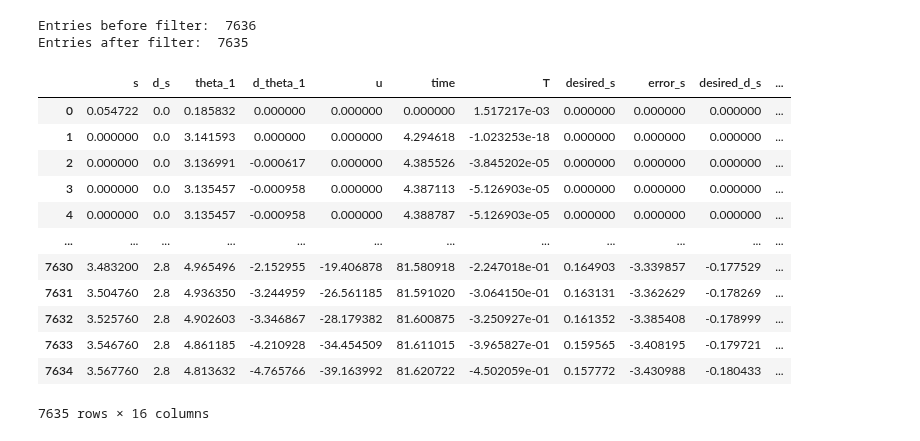
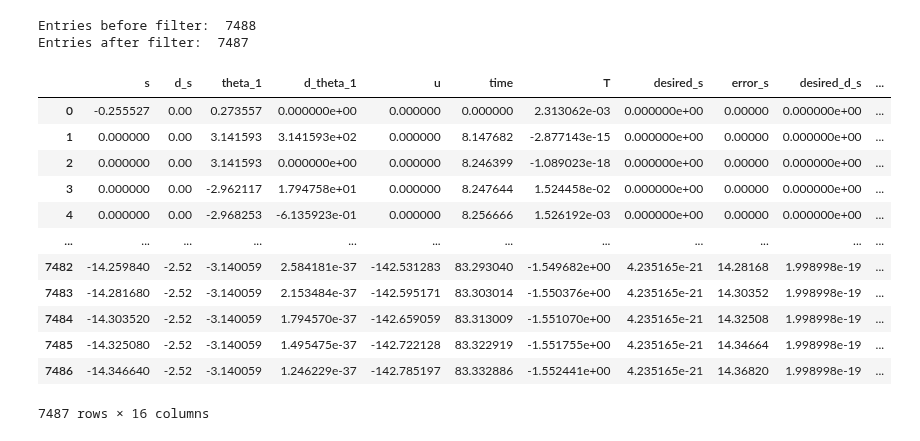
Before and after one commit to sackariaslunman/inverted-pendulum, a Jupyter notebook: src/python/test_linear_regression.ipynb, the cells around one changed output. Cells and saved outputs as stored; diff of their text form; code cells hidden in the pictures.

```diff
--- a/src/python/test_linear_regression.ipynb
+++ b/src/python/test_linear_regression.ipynb
@@ -23,25 +23,25 @@ motor = StepperMotor(r, (-2.7, 2.7), 0.3, (-1.5, 1.5), 0.2)
 poles = [Pole(m1, l1, u_p1)]
 system = CartPoleStepperMotorSystem(cart, motor, poles, g)
 # %%
-df = pd.read_csv('data/up_t_0.csv')
+df = pd.read_csv('data/r_following.csv')
 print("Entries before filter: ", len(df))
 df = df.dropna()
 print("Entries after filter: ", len(df))
 df
 # %% [output]
-Entries before filter:  7636
-Entries after filter:  7635
+Entries before filter:  7488
+Entries after filter:  7487
 |  | s | d_s | theta_1 | d_theta_1 | u | time | T | desired_s | error_s | desired_d_s | ... |
-| 0 | 0.054722 | 0.0 | 0.185832 | 0.000000 | 0.000000 | 0.000000 | 1.517217e-03 | 0.000000 | 0.000000 | 0.000000 | ... |
-| 1 | 0.000000 | 0.0 | 3.141593 | 0.000000 | 0.000000 | 4.294618 | -1.023253e-18 | 0.000000 | 0.000000 | 0.000000 | ... |
-| 2 | 0.000000 | 0.0 | 3.136991 | -0.000617 | 0.000000 | 4.385526 | -3.845202e-05 | 0.000000 | 0.000000 | 0.000000 | ... |
-| 3 | 0.000000 | 0.0 | 3.135457 | -0.000958 | 0.000000 | 4.387113 | -5.126903e-05 | 0.000000 | 0.000000 | 0.000000 | ... |
-| 4 | 0.000000 | 0.0 | 3.135457 | -0.000958 | 0.000000 | 4.388787 | -5.126903e-05 | 0.000000 | 0.000000 | 0.000000 | ... |
+| 0 | -0.255527 | 0.00 | 0.273557 | 0.000000e+00 | 0.000000 | 0.000000 | 2.313062e-03 | 0.000000e+00 | 0.00000 | 0.000000e+00 | ... |
+| 1 | 0.000000 | 0.00 | 3.141593 | 3.141593e+02 | 0.000000 | 8.147682 | -2.877143e-15 | 0.000000e+00 | 0.00000 | 0.000000e+00 | ... |
+| 2 | 0.000000 | 0.00 | 3.141593 | 0.000000e+00 | 0.000000 | 8.246399 | -1.089023e-18 | 0.000000e+00 | 0.00000 | 0.000000e+00 | ... |
+| 3 | 0.000000 | 0.00 | -2.962117 | 1.794758e+01 | 0.000000 | 8.247644 | 1.524458e-02 | 0.000000e+00 | 0.00000 | 0.000000e+00 | ... |
+| 4 | 0.000000 | 0.00 | -2.968253 | -6.135923e-01 | 0.000000 | 8.256666 | 1.526192e-03 | 0.000000e+00 | 0.00000 | 0.000000e+00 | ... |
 | ... | ... | ... | ... | ... | ... | ... | ... | ... | ... | ... | ... |
-| 7630 | 3.483200 | 2.8 | 4.965496 | -2.152955 | -19.406878 | 81.580918 | -2.247018e-01 | 0.164903 | -3.339857 | -0.177529 | ... |
-| 7631 | 3.504760 | 2.8 | 4.936350 | -3.244959 | -26.561185 | 81.591020 | -3.064150e-01 | 0.163131 | -3.362629 | -0.178269 | ... |
-| 7632 | 3.525760 | 2.8 | 4.902603 | -3.346867 | -28.179382 | 81.600875 | -3.250927e-01 | 0.161352 | -3.385408 | -0.178999 | ... |
-| 7633 | 3.546760 | 2.8 | 4.861185 | -4.210928 | -34.454509 | 81.611015 | -3.965827e-01 | 0.159565 | -3.408195 | -0.179721 | ... |
-| 7634 | 3.567760 | 2.8 | 4.813632 | -4.765766 | -39.163992 | 81.620722 | -4.502059e-01 | 0.157772 | -3.430988 | -0.180433 | ... |
+| 7482 | -14.259840 | -2.52 | -3.140059 | 2.584181e-37 | -142.531283 | 83.293040 | -1.549682e+00 | 4.235165e-21 | 14.28168 | 1.998998e-19 | ... |
+| 7483 | -14.281680 | -2.52 | -3.140059 | 2.153484e-37 | -142.595171 | 83.303014 | -1.550376e+00 | 4.235165e-21 | 14.30352 | 1.998998e-19 | ... |
+| 7484 | -14.303520 | -2.52 | -3.140059 | 1.794570e-37 | -142.659059 | 83.313009 | -1.551070e+00 | 4.235165e-21 | 14.32508 | 1.998998e-19 | ... |
+| 7485 | -14.325080 | -2.52 | -3.140059 | 1.495475e-37 | -142.722128 | 83.322919 | -1.551755e+00 | 4.235165e-21 | 14.34664 | 1.998998e-19 | ... |
+| 7486 | -14.346640 | -2.52 | -3.140059 | 1.246229e-37 | -142.785197 | 83.332886 | -1.552441e+00 | 4.235165e-21 | 14.36820 | 1.998998e-19 | ... |
-7635 rows × 16 columns
+7487 rows × 16 columns
 # %%
```
Also changed, not shown: parts of 4 cells of this notebook, 14 other files.
